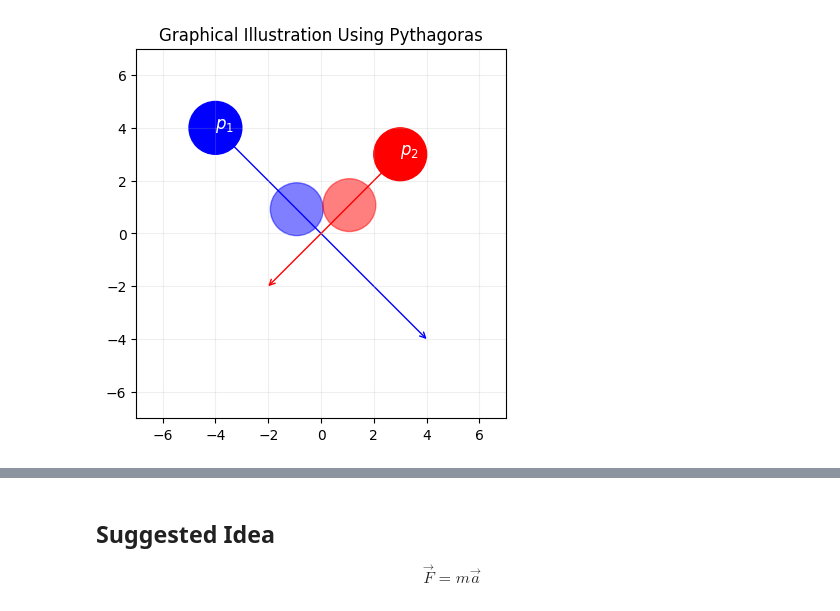
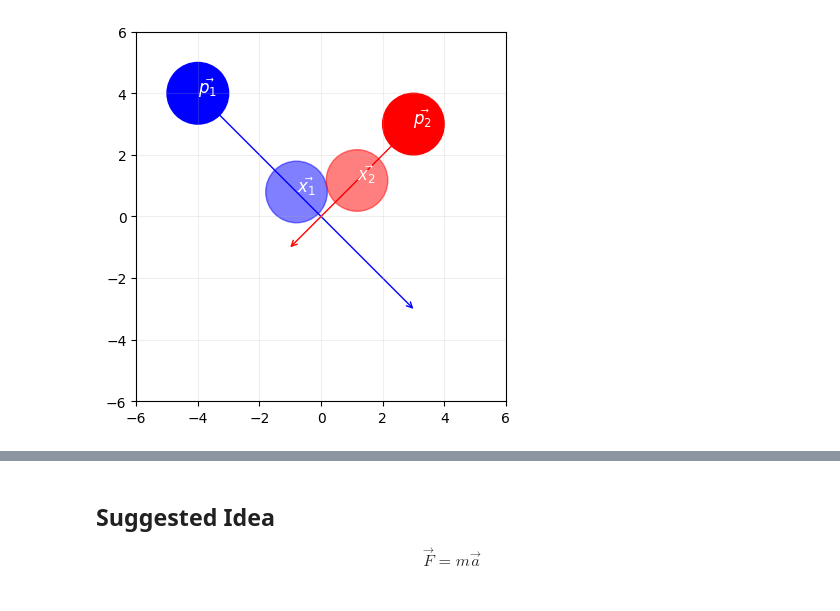
Before and after one commit to DestinEcarma/t-ccd-prototype, a Jupyter notebook: src/note.ipynb, the cells around one changed output, grey strips where cells are left out. Drawn from its saved outputs; the diff is of its cells as text; code cells hidden in the pictures.

```diff
--- a/src/note.ipynb
+++ b/src/note.ipynb
@@ -218,66 +218,82 @@ The earliest positive time of $t_{min}$ represents the time of the first collisi
 # %%
+import matplotlib.pyplot as plt
 import numpy as np
-import matplotlib.pyplot as plt
 
 # Particle size
 radii = 1
 
 # Seconds
-ft = 1
+tf = 1
 
 # Initial position of particle 1
 p1 = np.array((-4.0, 4.0))
-v1 = np.array((8, -8))
+v1 = np.array((7, -7))
 
 # Initial position of particle 2
 p2 = np.array((3.0, 3.0))
-v2 = np.array((-5.0, -5.0))
+v2 = np.array((-4.0, -4.0))
 
 # Radius velocity of particle 1
-r1 = p1 + v1 * ft
+r1 = p1 + v1 * tf
 
 # Radius velocity of particle 2
-r2 = p2 + v2 * ft
+r2 = p2 + v2 * tf
 
 # Delta position
 dp = p2 - p1
 # Delta velocity
 dv = v2 - v1
 
 a = dv[0] ** 2 + dv[1] ** 2
 b = 2 * (dp[0] * dv[0] + dp[1] * dv[1])
 c = dp[0] ** 2 + dp[1] ** 2 - (radii + radii) ** 2
 
-if (b ** 2 - 4 * a * c >= 0):
-    t = min((-b + np.sqrt(b ** 2 - 4 * a * c)) / (2 * a), (-b - np.sqrt(b ** 2 - 4 * a * c)) / (2 * a))
+if b**2 - 4 * a * c >= 0:
+    t = min(
+        (-b + np.sqrt(b**2 - 4 * a * c)) / (2 * a),
+        (-b - np.sqrt(b**2 - 4 * a * c)) / (2 * a),
+    )
 
     # Point of collision for particle 1
-    c1 = p1 + v1 * t
+    x1 = p1 + v1 * t
     # point of collision for particle 2
-    c2 = p2 + v2 * t
+    x2 = p2 + v2 * t
 
-    plt.gca().add_patch(plt.Circle(c1, radii, color="blue", alpha=0.5))
-    plt.gca().add_patch(plt.Circle(c2, radii, color="red", alpha=0.5))
+    plt.gca().add_patch(plt.Circle(x1, radii, color="blue", alpha=0.5))
+    plt.annotate(r"$\vec{x_1}$", x1, color="white", fontsize=12)
 
-plt.title(r"Graphical Illustration Using Pythagoras")
+    plt.gca().add_patch(plt.Circle(x2, radii, color="red", alpha=0.5))
+    plt.annotate(r"$\vec{x_2}$", x2, color="white", fontsize=12)
 
 plt.gca().add_patch(plt.Circle(p1, radii, color="blue"))
-plt.annotate(r"$p_1$", p1, color="white", fontsize=12)
+plt.annotate(r"$\vec{p_1}$", p1, color="white", fontsize=12)
 
 plt.gca().add_patch(plt.Circle(p2, radii, color="red"))
-plt.annotate(r"$p_2$", p2, color="white", fontsize=12)
+plt.annotate(r"$\vec{p_2}$", p2, color="white", fontsize=12)
 
-plt.annotate("", xytext=p1, xy=r1, arrowprops=dict(arrowstyle="->", color="blue", lw=1, shrinkB=0), zorder=0)
-plt.annotate("", xytext=p2, xy=r2, arrowprops=dict(arrowstyle="->", color="red", lw=1, shrinkB=0), zorder=0)
+plt.annotate(
+    "",
+    xytext=p1,
+    xy=r1,
+    arrowprops=dict(arrowstyle="->", color="blue", lw=1, shrinkB=0),
+    zorder=0,
+)
+plt.annotate(
+    "",
+    xytext=p2,
+    xy=r2,
+    arrowprops=dict(arrowstyle="->", color="red", lw=1, shrinkB=0),
+    zorder=0,
+)
 
-plt.xlim(-7, 7)
-plt.ylim(-7, 7)
+plt.xlim(-6, 6)
+plt.ylim(-6, 6)
 plt.gca().set_aspect("equal")
 
 plt.grid(alpha=0.2)
 plt.show()
 # %% [output]
-[figure, old version]
+[figure, new version]
 # %% [markdown]
 Now that we have the point of collision for the 2 particles, we apply the formula for elastic collision, First, let's define the masses of the particles.
 
```
Also changed, not shown: parts of 7 cells of this notebook.
